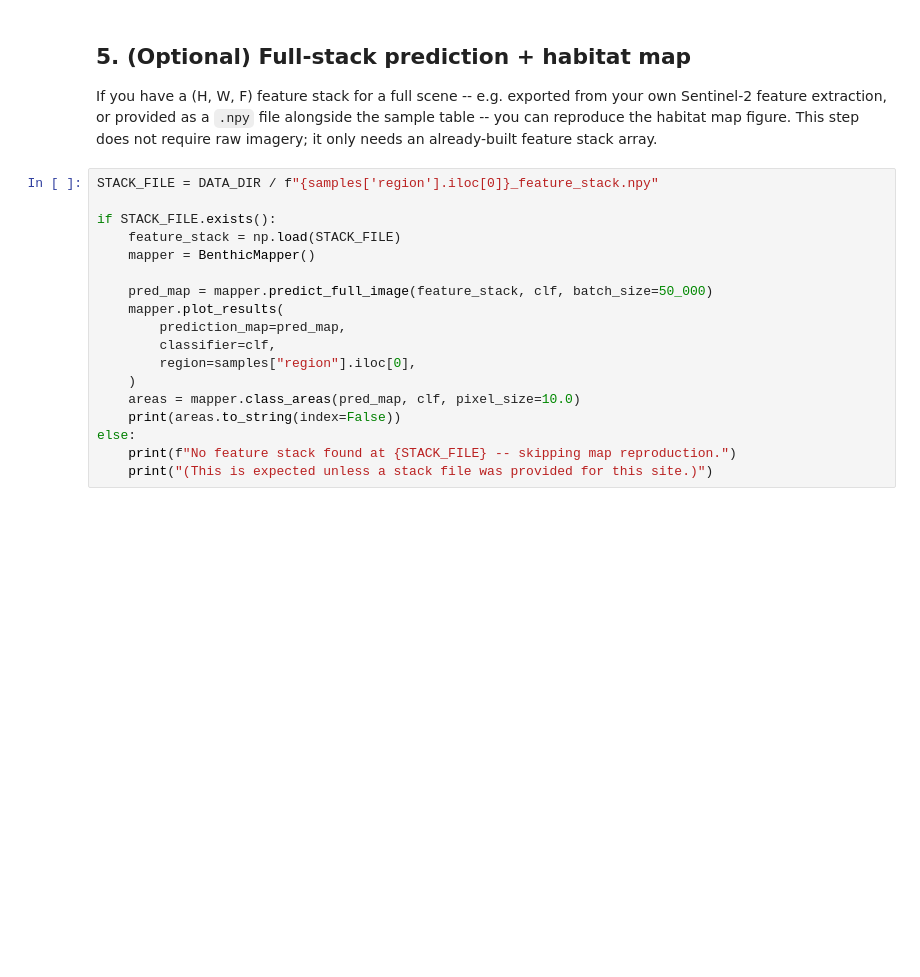
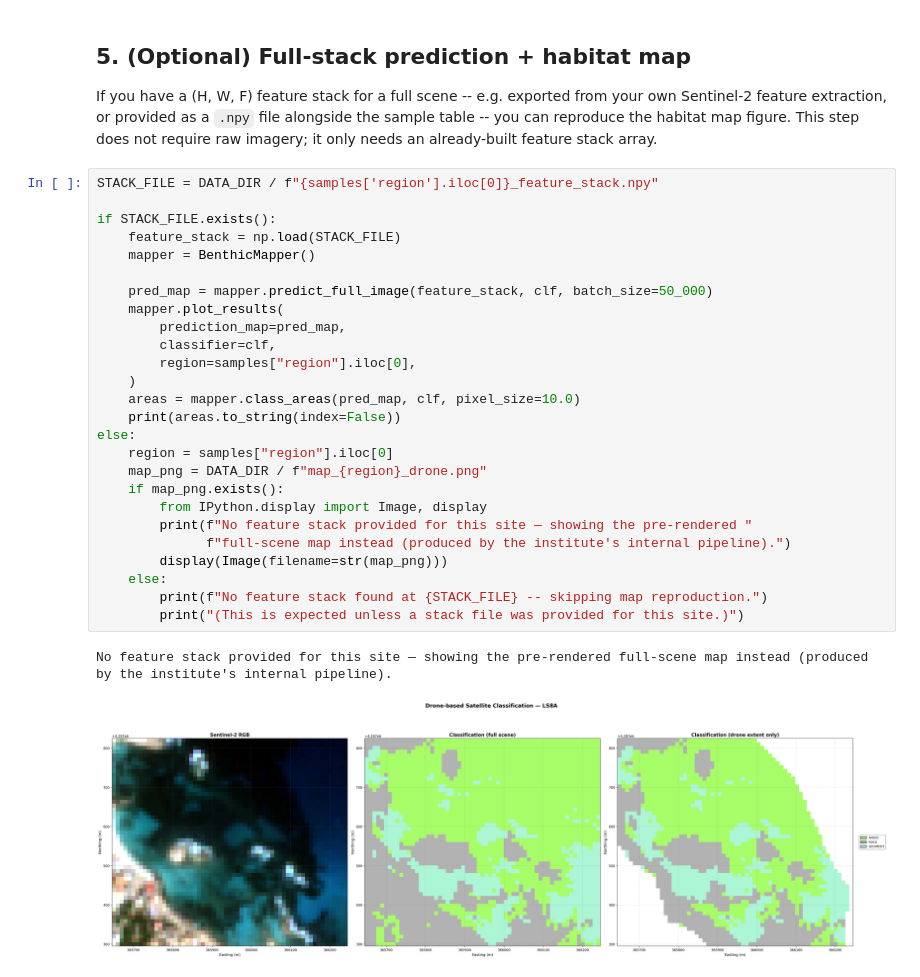
Before and after one commit to OBAMANEXT/IP2-benthic-drone-to-satellite-upscaling, a Jupyter notebook: notebooks/reproduce_results.ipynb, the cells around one changed output. Cells and saved outputs as stored; diff of their text form; blank space fills up the shorter version.

Commit message:
Update notebook: show pre-rendered map when feature stack unavailable

```diff
--- a/notebooks/reproduce_results.ipynb
+++ b/notebooks/reproduce_results.ipynb
@@ -106,18 +146,29 @@ feature stack array.
 # %%
 STACK_FILE = DATA_DIR / f"{samples['region'].iloc[0]}_feature_stack.npy"
 
 if STACK_FILE.exists():
     feature_stack = np.load(STACK_FILE)
     mapper = BenthicMapper()
 
     pred_map = mapper.predict_full_image(feature_stack, clf, batch_size=50_000)
     mapper.plot_results(
         prediction_map=pred_map,
         classifier=clf,
         region=samples["region"].iloc[0],
     )
     areas = mapper.class_areas(pred_map, clf, pixel_size=10.0)
     print(areas.to_string(index=False))
 else:
-    print(f"No feature stack found at {STACK_FILE} -- skipping map reproduction.")
-    print("(This is expected unless a stack file was provided for this site.)")
+    region = samples["region"].iloc[0]
+    map_png = DATA_DIR / f"map_{region}_drone.png"
+    if map_png.exists():
+        from IPython.display import Image, display
+        print(f"No feature stack provided for this site — showing the pre-rendered "
+              f"full-scene map instead (produced by the institute's internal pipeline).")
+        display(Image(filename=str(map_png)))
+    else:
+        print(f"No feature stack found at {STACK_FILE} -- skipping map reproduction.")
+        print("(This is expected unless a stack file was provided for this site.)")
+# %% [output]
+No feature stack provided for this site — showing the pre-rendered full-scene map instead (produced by the institute's internal pipeline).
+[figure, added]
```
Also changed, not shown: parts of 7 cells of this notebook.
